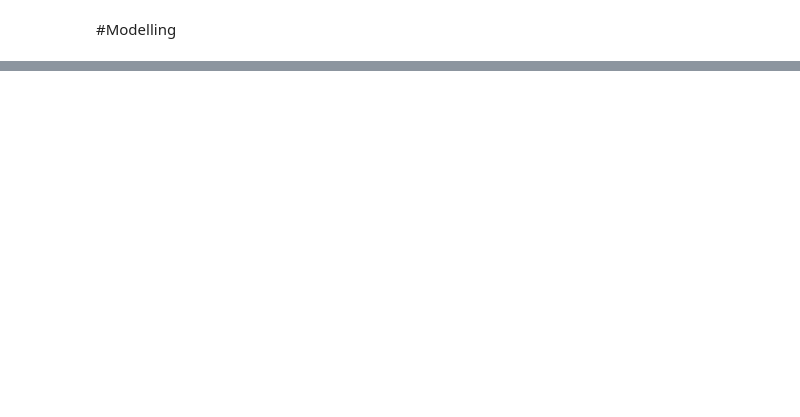
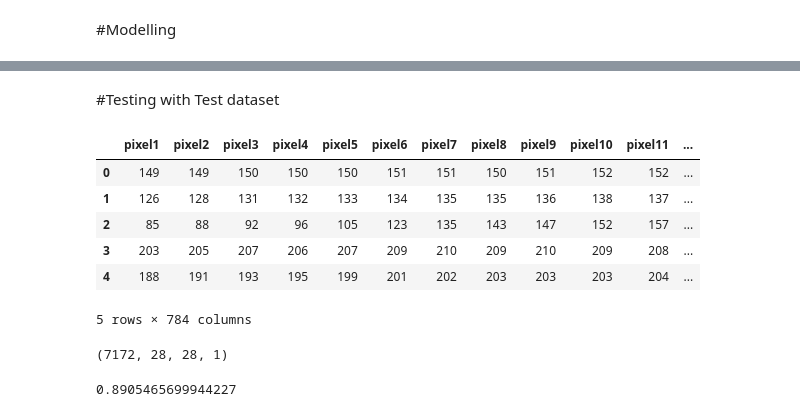
Before and after one commit to bobyuwono/Sign-Language-Game, a Jupyter notebook: Sign_Language_Classifier.ipynb, the cells around one changed output, grey strips where cells are left out. Cells and saved outputs as stored; diff of their text form; code cells hidden in the pictures; blank space fills up the shorter version.

```diff
--- a/Sign_Language_Classifier.ipynb
+++ b/Sign_Language_Classifier.ipynb
@@ -144,3 +175,15 @@ class myCallback(tf.keras.callbacks.Callback):
     if(logs.get('accuracy')>0.6):
       print("\nReached 95% accuracy so canceling training!")
       self.model.stop_training= True
+# %% [markdown]
+#Testing with Test dataset
+# %%
+df_test.head()
+# %% [output]
+|  | pixel1 | pixel2 | pixel3 | pixel4 | pixel5 | pixel6 | pixel7 | pixel8 | pixel9 | pixel10 | pixel11 | ... |
+| 0 | 149 | 149 | 150 | 150 | 150 | 151 | 151 | 150 | 151 | 152 | 152 | ... |
+| 1 | 126 | 128 | 131 | 132 | 133 | 134 | 135 | 135 | 136 | 138 | 137 | ... |
+| 2 | 85 | 88 | 92 | 96 | 105 | 123 | 135 | 143 | 147 | 152 | 157 | ... |
+| 3 | 203 | 205 | 207 | 206 | 207 | 209 | 210 | 209 | 210 | 209 | 208 | ... |
+| 4 | 188 | 191 | 193 | 195 | 199 | 201 | 202 | 203 | 203 | 203 | 204 | ... |
+5 rows × 784 columns
@@ -146,0 +203,4 @@ class myCallback(tf.keras.callbacks.Callback):
+# %%
+test_images.shape
+# %% [output]
+(7172, 28, 28, 1)
@@ -146,0 +209,5 @@ class myCallback(tf.keras.callbacks.Callback):
+# %%
+from sklearn.metrics import accuracy_score
+accuracy_score(test_labels, y_pred.round())
+# %% [output]
+0.8905465699944227
```
Also changed, not shown: parts of 18 cells of this notebook.
